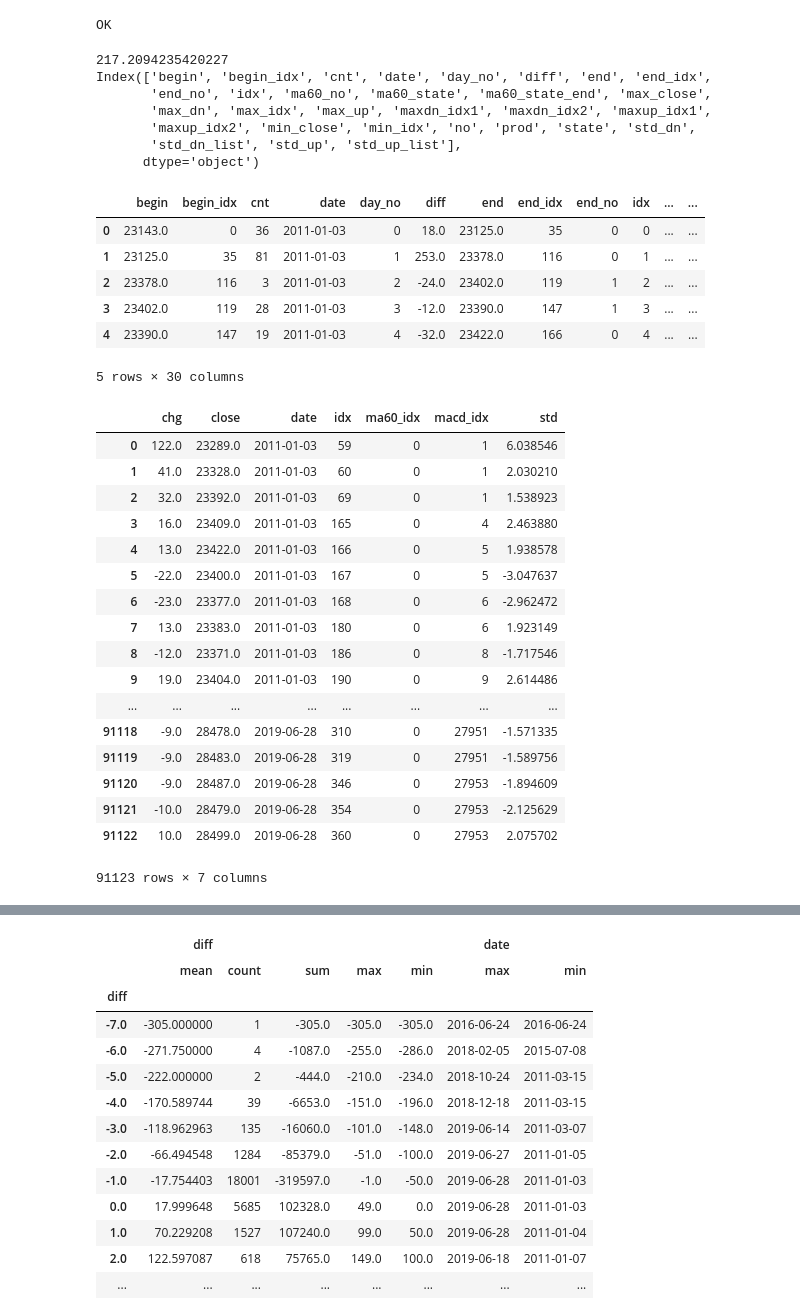
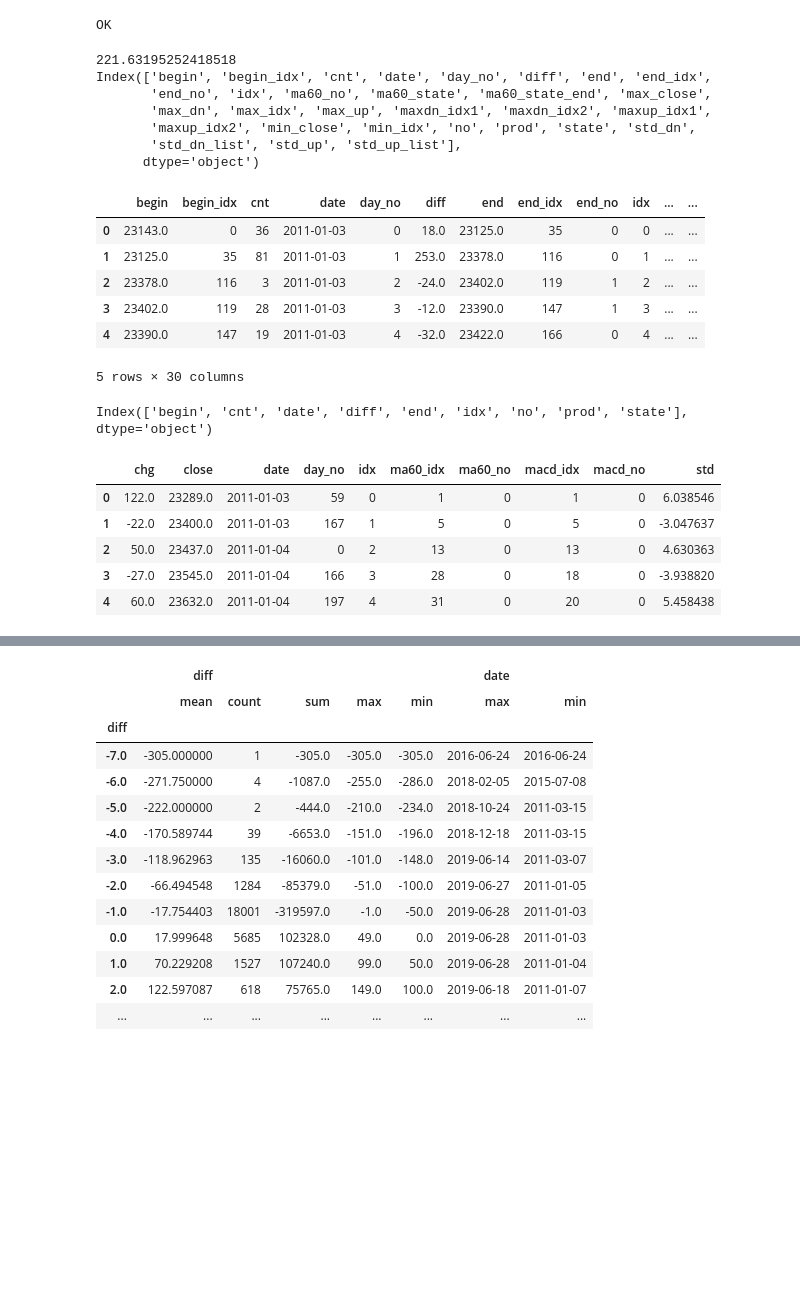
Before and after one commit to che7611/test2, a Jupyter notebook: bt_calc.ipynb, the cells around one changed output, grey strips where cells are left out. Cells and saved outputs as stored; diff of their text form; code cells hidden in the pictures; blank space fills up the shorter version.

```diff
--- a/bt_calc.ipynb
+++ b/bt_calc.ipynb
@@ -330,6 +349,7 @@ OK
 import time
 t1=time.time()
 bt=BT_Calc(hf)
+bt.std_base=3
 bt.contract_all()
 t2=time.time()
 print(t2-t1)
@@ -338,7 +358,7 @@ macd=pd.DataFrame(macd)
 print(macd.columns)
 macd.head()
 # %% [output]
-217.2094235420227
+221.63195252418518
 Index(['begin', 'begin_idx', 'cnt', 'date', 'day_no', 'diff', 'end', 'end_idx',
        'end_no', 'idx', 'ma60_no', 'ma60_state', 'ma60_state_end', 'max_close',
        'max_dn', 'max_idx', 'max_up', 'maxdn_idx1', 'maxdn_idx2', 'maxup_idx1',
@@ -352,24 +372,19 @@ Index(['begin', 'begin_idx', 'cnt', 'date', 'day_no', 'diff', 'end', 'end_idx',
 | 3 | 23402.0 | 119 | 28 | 2011-01-03 | 3 | -12.0 | 23390.0 | 147 | 1 | 3 | ... | ... |
 | 4 | 23390.0 | 147 | 19 | 2011-01-03 | 4 | -32.0 | 23422.0 | 166 | 0 | 4 | ... | ... |
 5 rows × 30 columns
-# %%
-pd.DataFrame( bt._res['std'])
-# %% [output]
-|  | chg | close | date | idx | ma60_idx | macd_idx | std |
-| 0 | 122.0 | 23289.0 | 2011-01-03 | 59 | 0 | 1 | 6.038546 |
-| 1 | 41.0 | 23328.0 | 2011-01-03 | 60 | 0 | 1 | 2.030210 |
-| 2 | 32.0 | 23392.0 | 2011-01-03 | 69 | 0 | 1 | 1.538923 |
-| 3 | 16.0 | 23409.0 | 2011-01-03 | 165 | 0 | 4 | 2.463880 |
-| 4 | 13.0 | 23422.0 | 2011-01-03 | 166 | 0 | 5 | 1.938578 |
-| 5 | -22.0 | 23400.0 | 2011-01-03 | 167 | 0 | 5 | -3.047637 |
-| 6 | -23.0 | 23377.0 | 2011-01-03 | 168 | 0 | 6 | -2.962472 |
-| 7 | 13.0 | 23383.0 | 2011-01-03 | 180 | 0 | 6 | 1.923149 |
-| 8 | -12.0 | 23371.0 | 2011-01-03 | 186 | 0 | 8 | -1.717546 |
-| 9 | 19.0 | 23404.0 | 2011-01-03 | 190 | 0 | 9 | 2.614486 |
-| ... | ... | ... | ... | ... | ... | ... | ... |
-| 91118 | -9.0 | 28478.0 | 2019-06-28 | 310 | 0 | 27951 | -1.571335 |
-| 91119 | -9.0 | 28483.0 | 2019-06-28 | 319 | 0 | 27951 | -1.589756 |
-| 91120 | -9.0 | 28487.0 | 2019-06-28 | 346 | 0 | 27953 | -1.894609 |
-| 91121 | -10.0 | 28479.0 | 2019-06-28 | 354 | 0 | 27953 | -2.125629 |
-| 91122 | 10.0 | 28499.0 | 2019-06-28 | 360 | 0 | 27953 | 2.075702 |
-91123 rows × 7 columns
+# %%
+ma60=bt._res['ma60']
+ma60=pd.DataFrame(ma60)
+print(ma60.columns)
+ma60.head()
+
+std=pd.DataFrame( bt._res['std'])
+std.head()
+# %% [output]
+Index(['begin', 'cnt', 'date', 'diff', 'end', 'idx', 'no', 'prod', 'state'], dtype='object')
+|  | chg | close | date | day_no | idx | ma60_idx | ma60_no | macd_idx | macd_no | std |
+| 0 | 122.0 | 23289.0 | 2011-01-03 | 59 | 0 | 1 | 0 | 1 | 0 | 6.038546 |
+| 1 | -22.0 | 23400.0 | 2011-01-03 | 167 | 1 | 5 | 0 | 5 | 0 | -3.047637 |
+| 2 | 50.0 | 23437.0 | 2011-01-04 | 0 | 2 | 13 | 0 | 13 | 0 | 4.630363 |
+| 3 | -27.0 | 23545.0 | 2011-01-04 | 166 | 3 | 28 | 0 | 18 | 0 | -3.938820 |
+| 4 | 60.0 | 23632.0 | 2011-01-04 | 197 | 4 | 31 | 0 | 20 | 0 | 5.458438 |
```
Also changed, not shown: parts of 4 cells of this notebook, 3 other files.
